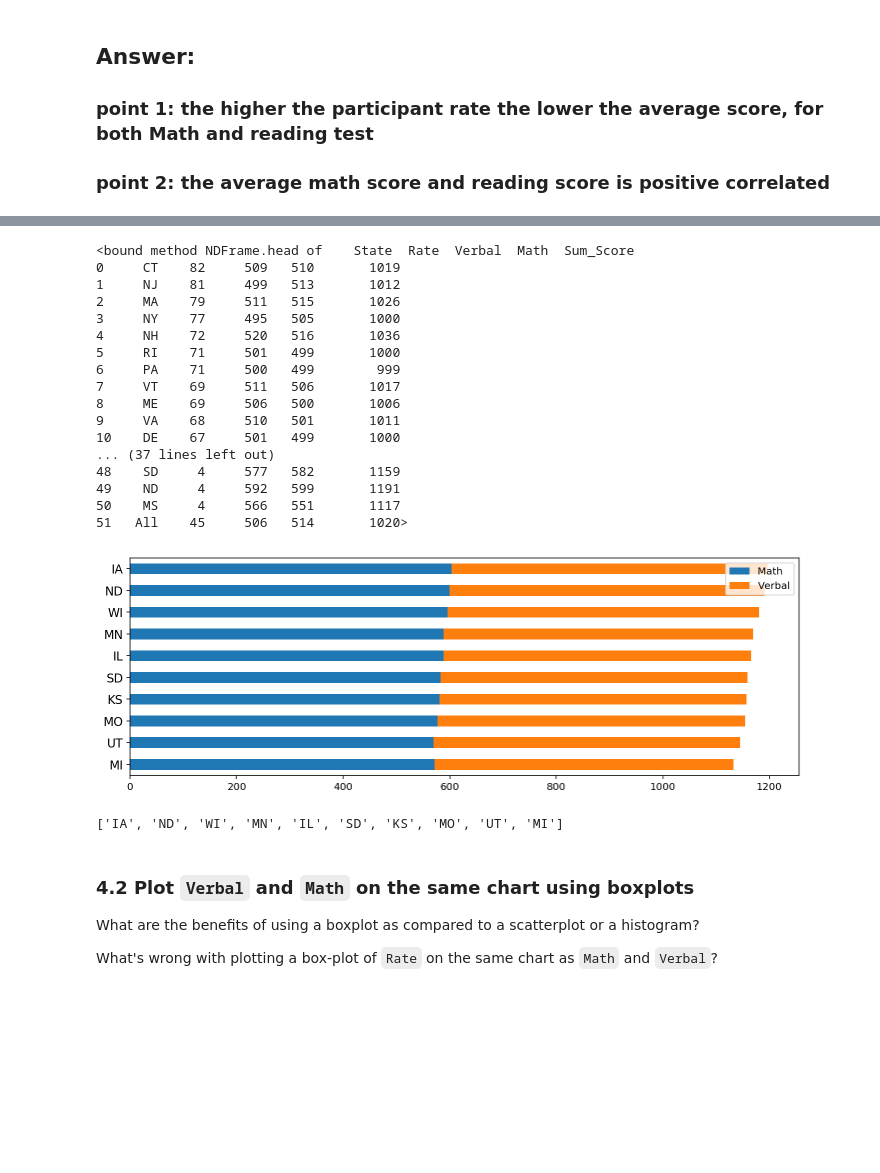
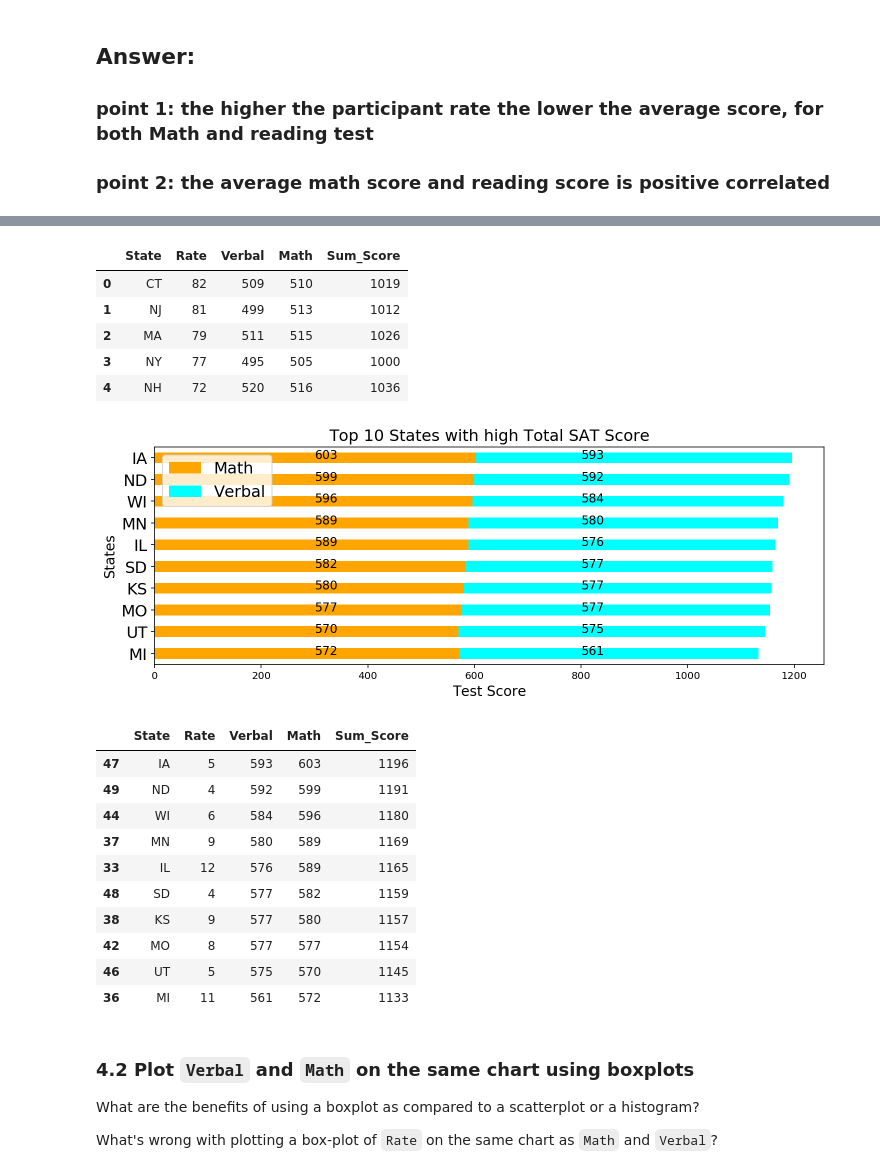
Before and after one commit to Miaowshroom/project2, a Jupyter notebook: project-02-v2-starter-code.ipynb, the cells around one changed output, grey strips where cells are left out. Cells and saved outputs as stored; diff of their text form; code cells hidden in the pictures; blank space fills up the shorter version.

```diff
--- a/project-02-v2-starter-code.ipynb
+++ b/project-02-v2-starter-code.ipynb
@@ -265,36 +277,44 @@ http://pandas.pydata.org/pandas-docs/stable/visualization.html
 # %%
 sat_data['Sum_Score'] = sat_data.Math + sat_data.Verbal
 # %%
-sat_data.head
+sat_data.head()
 # %% [output]
-<bound method NDFrame.head of    State  Rate  Verbal  Math  Sum_Score
-0     CT    82     509   510       1019
-1     NJ    81     499   513       1012
-2     MA    79     511   515       1026
-3     NY    77     495   505       1000
-4     NH    72     520   516       1036
-5     RI    71     501   499       1000
-6     PA    71     500   499        999
-7     VT    69     511   506       1017
-8     ME    69     506   500       1006
-9     VA    68     510   501       1011
-10    DE    67     501   499       1000
-... (37 lines left out)
-48    SD     4     577   582       1159
-49    ND     4     592   599       1191
-50    MS     4     566   551       1117
-51   All    45     506   514       1020>
+|  | State | Rate | Verbal | Math | Sum_Score |
+| 0 | CT | 82 | 509 | 510 | 1019 |
+| 1 | NJ | 81 | 499 | 513 | 1012 |
+| 2 | MA | 79 | 511 | 515 | 1026 |
+| 3 | NY | 77 | 495 | 505 | 1000 |
+| 4 | NH | 72 | 520 | 516 | 1036 |
-# %%
-Top10 = sat_data.sort_values(by='Sum_Score', ascending=False).head(10)
-ax = Top10[['Math', 'Verbal']].plot(kind='barh', stacked=True,figsize=(12,4))
-ax.set_yticklabels(list(Top10.State.values),fontsize=12)
-ax.invert_yaxis()
-# %% [output]
-[figure, removed]
-# %%
-list(Top10.State.values)
-# %% [output]
-['IA', 'ND', 'WI', 'MN', 'IL', 'SD', 'KS', 'MO', 'UT', 'MI']
+# %%
+Top10 = sat_data.sort_values(by='Sum_Score', ascending=False).head(10)
+ax = Top10[['Math', 'Verbal']].plot(kind='barh', stacked=True,figsize=(12,4), color=['orange','cyan'])
+ax.set_yticklabels(list(Top10.State.values),fontsize=16)
+ax.invert_yaxis()
+plt.legend(loc=2, prop={'size': 16})
+plt.xlabel('Test Score', fontsize=14)
+plt.ylabel('States', fontsize=14)
+plt.title('Top 10 States with high Total SAT Score', fontsize=16, )
+for i, p in enumerate(ax.patches):
+    if i<10:
+        ax.annotate(str(p.get_width()), ( 300, p.get_y() * 1.0 + 0.3), fontsize=12)
+    else:
+        ax.annotate(str(p.get_width()), ( 800, p.get_y() * 1.0 + 0.3), fontsize=12)
+# %% [output]
+[figure, added]
+# %%
+Top10
+# %% [output]
+|  | State | Rate | Verbal | Math | Sum_Score |
+| 47 | IA | 5 | 593 | 603 | 1196 |
+| 49 | ND | 4 | 592 | 599 | 1191 |
+| 44 | WI | 6 | 584 | 596 | 1180 |
+| 37 | MN | 9 | 580 | 589 | 1169 |
+| 33 | IL | 12 | 576 | 589 | 1165 |
+| 48 | SD | 4 | 577 | 582 | 1159 |
+| 38 | KS | 9 | 577 | 580 | 1157 |
+| 42 | MO | 8 | 577 | 577 | 1154 |
+| 46 | UT | 5 | 575 | 570 | 1145 |
+| 36 | MI | 11 | 561 | 572 | 1133 |
 # %% [markdown]
 ### 4.2 Plot `Verbal` and `Math` on the same chart using boxplots
 
```
Also changed, not shown: parts of 28 cells of this notebook.
